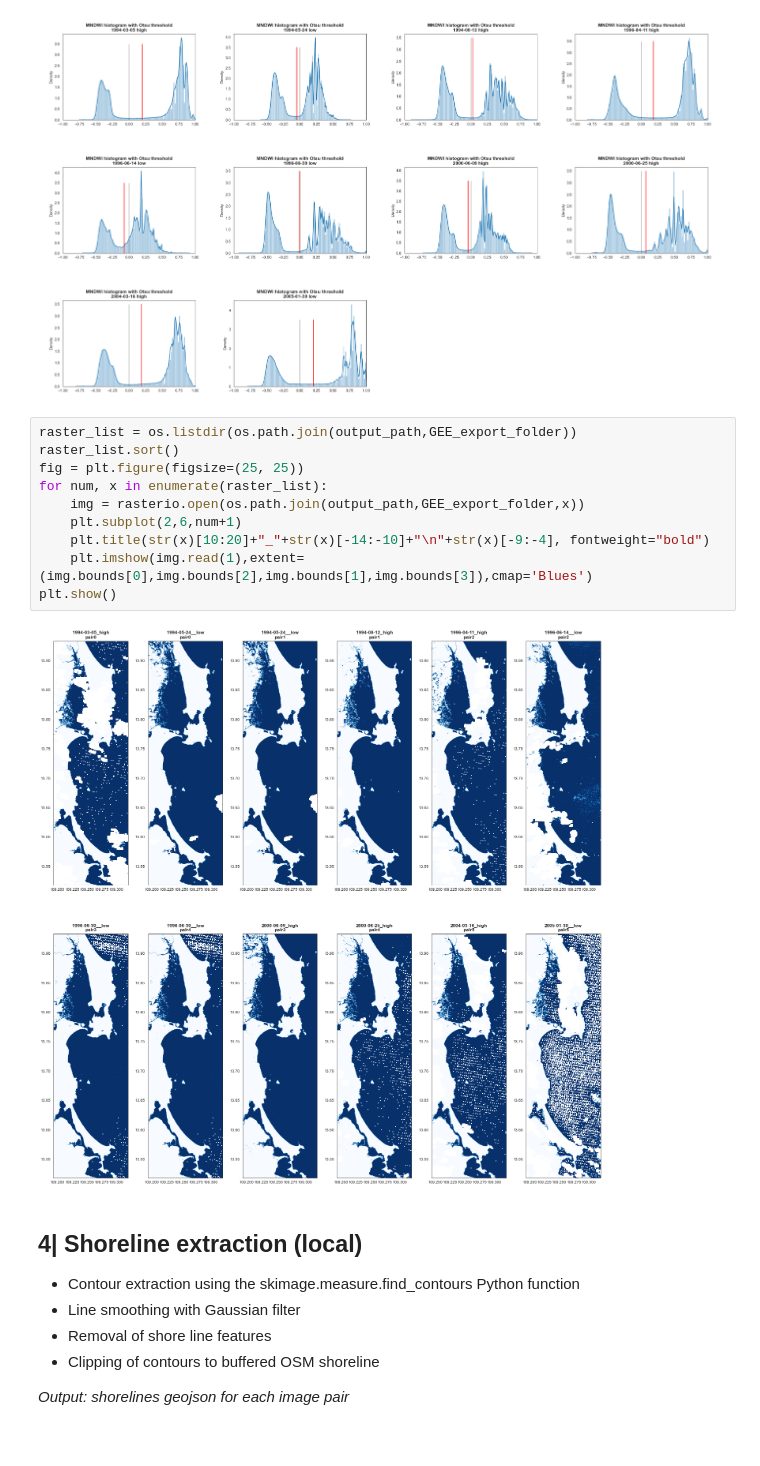
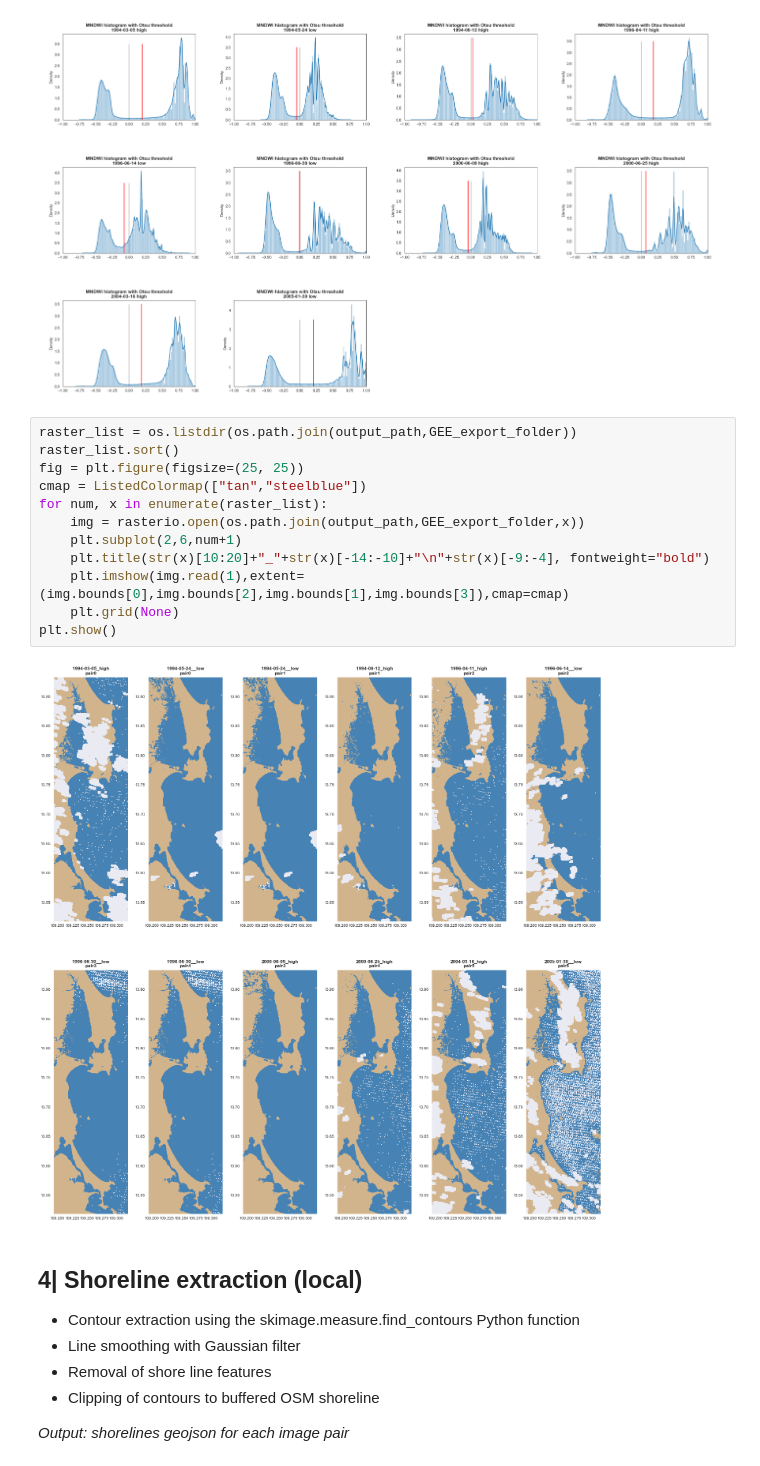
Before and after one commit to ronjalappe/Quantification_tidal_effects_Landsat, a Jupyter notebook: Tidal_effects_Qui-Nhong.ipynb, the cells around one changed output. Saved outputs shown, nothing was run; the diff lists cells and outputs as text.

Commit message:
added plots

```diff
--- a/Tidal_effects_Qui-Nhong.ipynb
+++ b/Tidal_effects_Qui-Nhong.ipynb
@@ -877,15 +879,17 @@ plt.show()
 # %%
 raster_list = os.listdir(os.path.join(output_path,GEE_export_folder))
 raster_list.sort()
 fig = plt.figure(figsize=(25, 25))
+cmap = ListedColormap(["tan","steelblue"])
 for num, x in enumerate(raster_list):
     img = rasterio.open(os.path.join(output_path,GEE_export_folder,x))
     plt.subplot(2,6,num+1)
     plt.title(str(x)[10:20]+"_"+str(x)[-14:-10]+"\n"+str(x)[-9:-4], fontweight="bold")
-    plt.imshow(img.read(1),extent=(img.bounds[0],img.bounds[2],img.bounds[1],img.bounds[3]),cmap='Blues')
+    plt.imshow(img.read(1),extent=(img.bounds[0],img.bounds[2],img.bounds[1],img.bounds[3]),cmap=cmap)
+    plt.grid(None)
 plt.show()
 # %% [output]
-[figure, old version]
+[figure, new version]
 # %% [markdown]
 ## 4| Shoreline extraction (local)
 - Contour extraction using the skimage.measure.find_contours Python function
```
Also changed, not shown: parts of 8 cells of this notebook.
